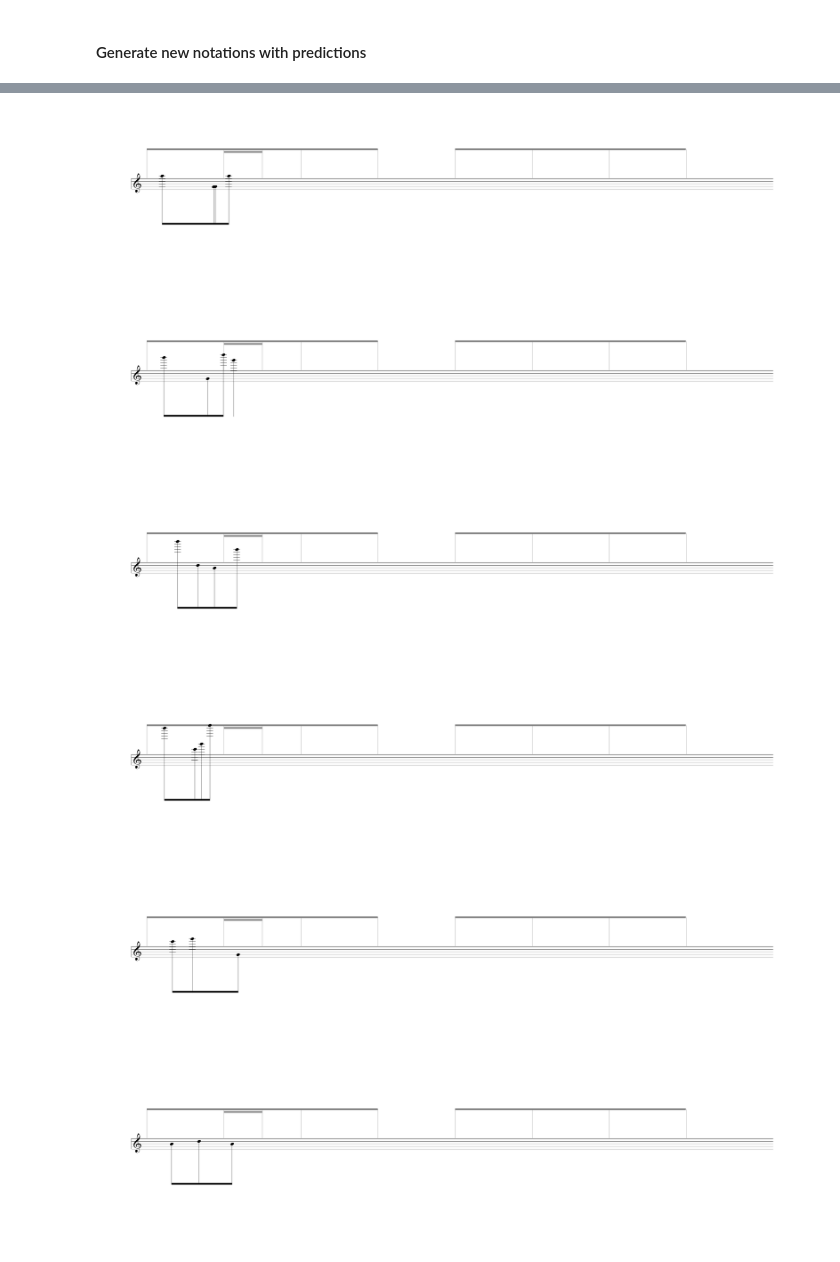
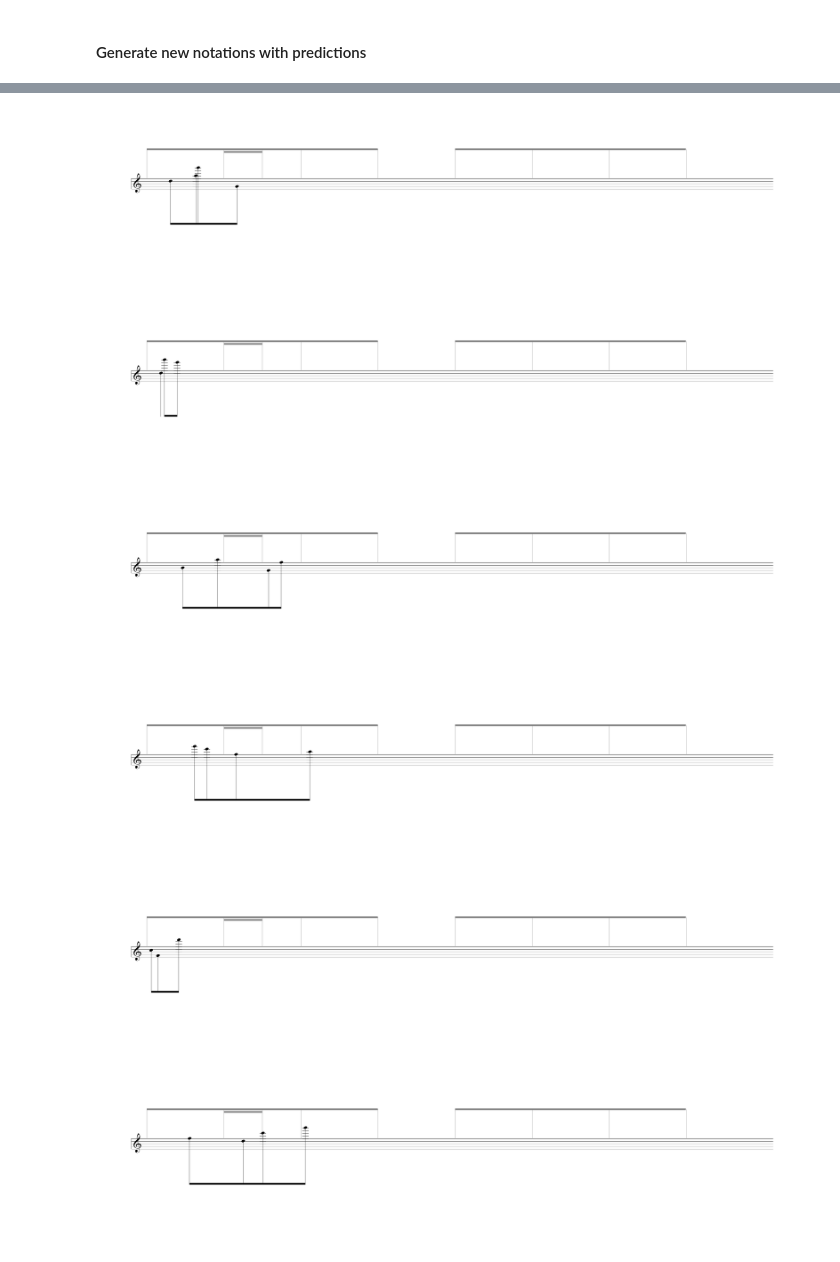
Before and after one commit to hayakzan/MLP-notations, a Jupyter notebook: MLP_notations_TRAINING_PREDICTING.ipynb, the cells around one changed output, grey strips where cells are left out. Drawn from its saved outputs; the diff is of its cells as text; code cells hidden in the pictures.

Commit message:
added parameter steps and boundaries

```diff
--- a/MLP_notations_TRAINING_PREDICTING.ipynb
+++ b/MLP_notations_TRAINING_PREDICTING.ipynb
@@ -195,16 +195,24 @@ fontprop2 = fm.FontProperties(fname=font_files[1], size=24)
 seed_value = 123
 np.random.seed(seed_value)
 
-
+# get the values - pay attention to the original step values
 for values in slider_values:
-    speed_pred = round(values[0], 2)
+    speed_pred = round(values[0]/0.1) * 0.1
     size_pred = int(values[1])
     range_min_pred = int(values[2])
     range_max_pred = int(values[3])
-    x_offset_pred = round(values[4], 2)+0.25
-    y_offset_pred = round(values[5], 2)
-    rhythmic_irregularity_pred = round(values[6], 2)
+    x_offset_pred = (round(values[4]/0.05) * 0.05) + 0.25
+    y_offset_pred = round(values[5]/0.5) * 0.5
+    rhythmic_irregularity_pred = round(values[6]/0.01) * 0.01
 
+    # Apply boundaries
+    speed_pred = max(0.2, min(speed_pred, 2.0))
+    size_pred = max(2, min(size_pred, 12))
+    range_min_pred = max(0, min(range_min_pred, 5))
+    range_max_pred = max(6, min(range_max_pred, 12))
+    x_offset_pred = max(0.25, min(x_offset_pred, 7.0))
+    y_offset_pred = max(-4.0, min(y_offset_pred, 4.0))
+    rhythmic_irregularity_pred = max(0.0, min(rhythmic_irregularity_pred, 0.5))
 
     phan_off = 0.25
     x_off = x_offset_pred
@@ -370,6 +378,6 @@ for values in slider_values:
-[figure, old version]
+[figure, new version]
-[figure, old version]
+[figure, new version]
-[figure, old version]
+[figure, new version]
-[figure, old version]
+[figure, new version]
-[figure, old version]
+[figure, new version]
-[figure, old version]
+[figure, new version]
```
Also changed, not shown: parts of 4 cells of this notebook.
